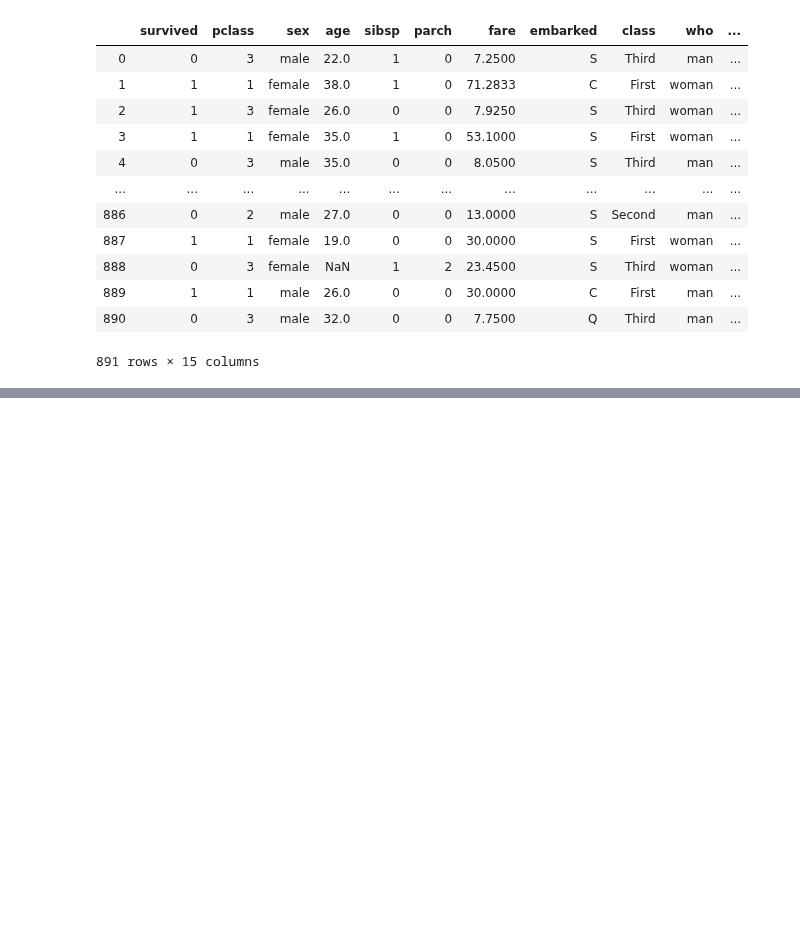
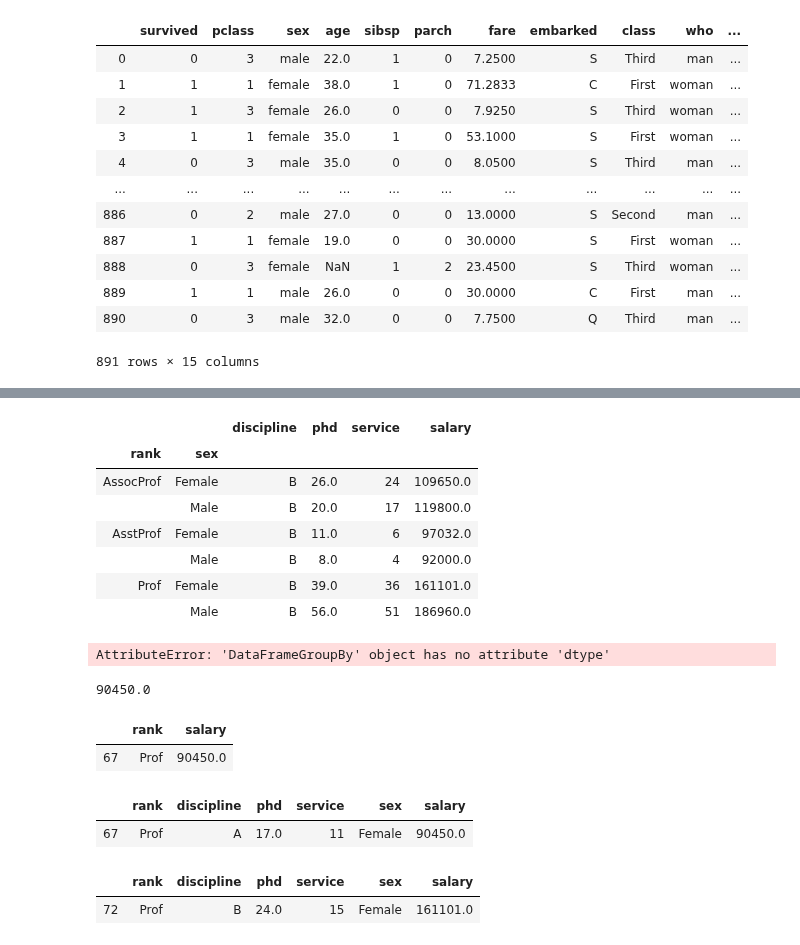
Before and after one commit to Yogendra3112/data_science, a Jupyter notebook: Pandas.ipynb, the cells around one changed output, grey strips where cells are left out. Cells and saved outputs as stored; diff of their text form; code cells hidden in the pictures; blank space fills up the shorter version.

```diff
--- a/Pandas.ipynb
+++ b/Pandas.ipynb
@@ -1088,0 +1111,36 @@ df
+# %%
+df.groupby(['rank','sex']).max()
+# %% [output]
+|  |  | discipline | phd | service | salary |
+| rank | sex |  |  |  |  |
+| AssocProf | Female | B | 26.0 | 24 | 109650.0 |
+|  | Male | B | 20.0 | 17 | 119800.0 |
+| AsstProf | Female | B | 11.0 | 6 | 97032.0 |
+|  | Male | B | 8.0 | 4 | 92000.0 |
+| Prof | Female | B | 39.0 | 36 | 161101.0 |
+|  | Male | B | 56.0 | 51 | 186960.0 |
+# %%
+df.groupby(['rank','sex']).dtype
+# %% [output]
+AttributeError: 'DataFrameGroupBy' object has no attribute 'dtype'
+# %%
+mn=df[(df['rank']=='Prof') & (df['sex']=='Female')][['salary']].min()
+print(mn[0])
+mx=df[(df['rank']=='Prof') & (df['sex']=='Female')][['salary']].max()
+# %% [output]
+90450.0
+# %%
+df[(df['rank']=='Prof') & (df['sex']=='Female') & (df['salary']==mn[0])][['rank','salary']]
+# %% [output]
+|  | rank | salary |
+| 67 | Prof | 90450.0 |
+# %%
+df[(df['rank']=='Prof') & (df['sex']=='Female') & (df['salary']==mn[0])]
+# %% [output]
+|  | rank | discipline | phd | service | sex | salary |
+| 67 | Prof | A | 17.0 | 11 | Female | 90450.0 |
+# %%
+df[(df['rank']=='Prof') & (df['sex']=='Female') & (df['salary']==mx[0])]
+# %% [output]
+|  | rank | discipline | phd | service | sex | salary |
+| 72 | Prof | B | 24.0 | 15 | Female | 161101.0 |
```
Also changed, not shown: parts of 3 cells of this notebook.
